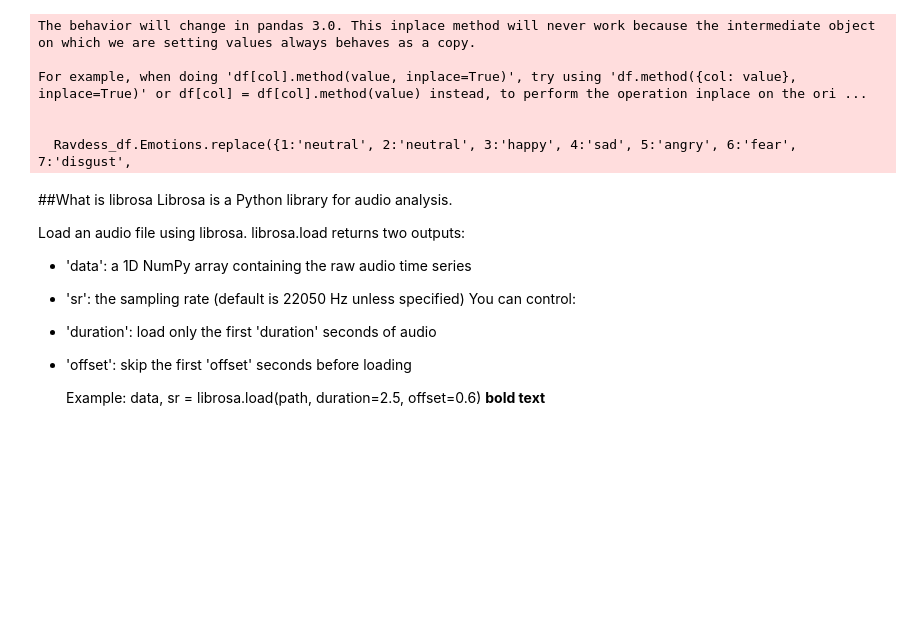
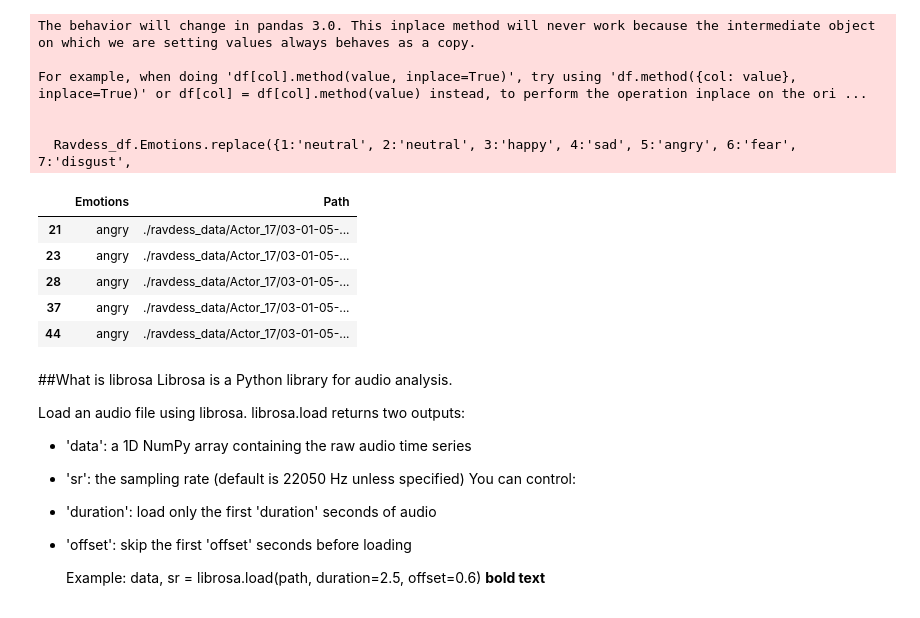
Before and after one commit to Evans-tats/CodeAlpha_Emotion-Recognition-from-Speech, a Jupyter notebook: Emotion_Recognition_from_Speech.ipynb, the cells around one changed output. Cells and saved outputs as stored; diff of their text form; code cells hidden in the pictures; blank space fills up the shorter version.

```diff
--- a/Emotion_Recognition_from_Speech.ipynb
+++ b/Emotion_Recognition_from_Speech.ipynb
@@ -177,6 +174,16 @@ For example, when doing 'df[col].method(value, inplace=True)', try using 'df.met
 
 
   Ravdess_df.Emotions.replace({1:'neutral', 2:'neutral', 3:'happy', 4:'sad', 5:'angry', 6:'fear', 7:'disgust',
+# %%
+surprise_df = Ravdess_df[Ravdess_df['Emotions'] == 'angry']
+surprise_df.head()
+# %% [output]
+|  | Emotions | Path |
+| 21 | angry | ./ravdess_data/Actor_17/03-01-05-... |
+| 23 | angry | ./ravdess_data/Actor_17/03-01-05-... |
+| 28 | angry | ./ravdess_data/Actor_17/03-01-05-... |
+| 37 | angry | ./ravdess_data/Actor_17/03-01-05-... |
+| 44 | angry | ./ravdess_data/Actor_17/03-01-05-... |
 # %% [markdown]
 ##What is librosa
 Librosa is a Python library for audio analysis.
```
Also changed, not shown: parts of 1 cell of this notebook.
